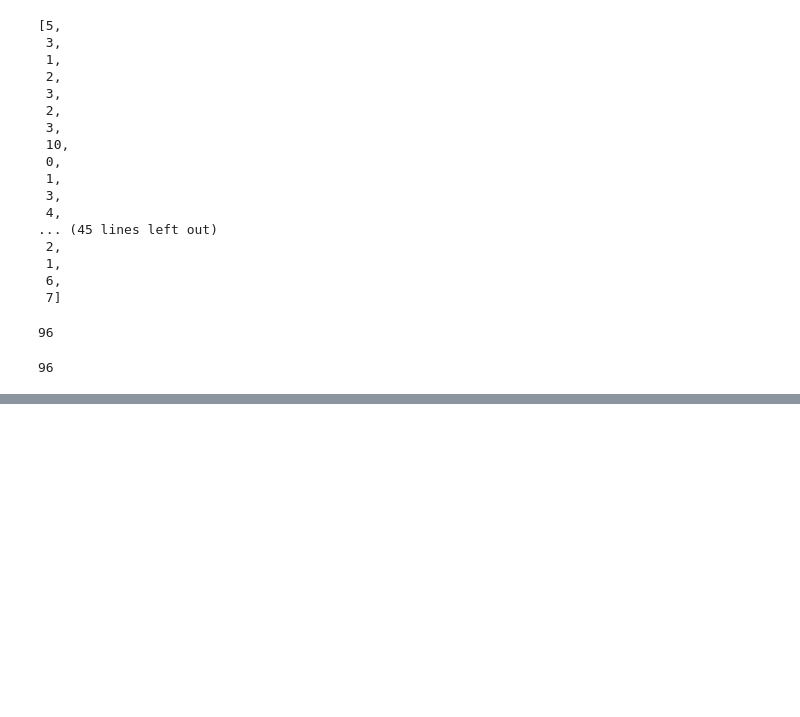
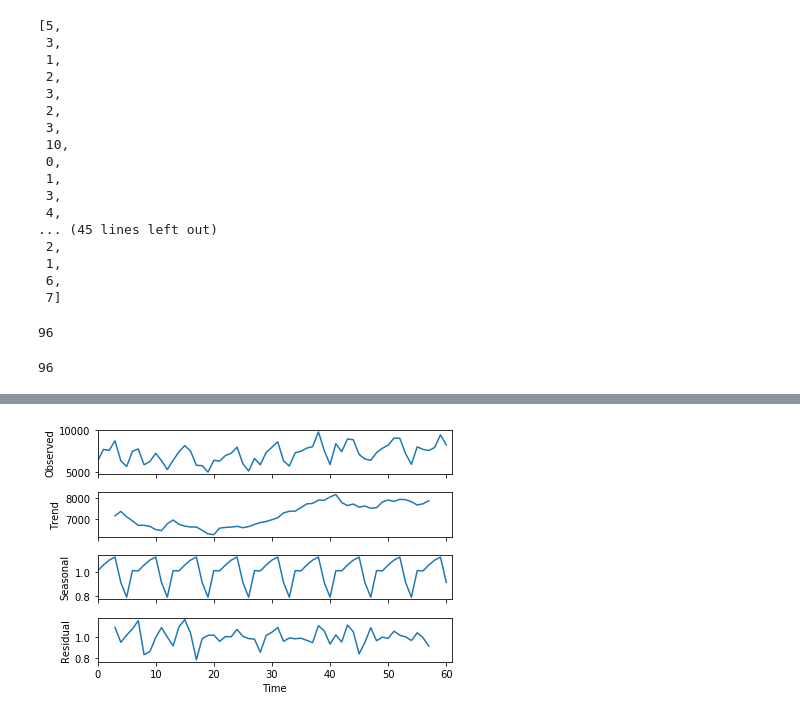
Before and after one commit to thuanthan147/AIForSEA_TrafficManagement, a Jupyter notebook: exploratory_data_analysis.ipynb, the cells around one changed output, grey strips where cells are left out. Saved outputs shown, nothing was run; the diff lists cells and outputs as text; code cells hidden in the pictures; blank space fills up the shorter version.

```diff
--- a/exploratory_data_analysis.ipynb
+++ b/exploratory_data_analysis.ipynb
@@ -331,0 +443,12 @@ with open("day_density_over_timestamp.map", "wb") as f:
+# %%
+from random import randrange
+from pandas import Series
+from matplotlib import pyplot
+from statsmodels.tsa.seasonal import seasonal_decompose
+series = y
+result = seasonal_decompose(series, model='multiplicative', freq=7)
+# result
+result.plot()
+pyplot.show()
+# %% [output]
+[figure, added]
```
Also changed, not shown: parts of 32 cells of this notebook, 1 other file.
